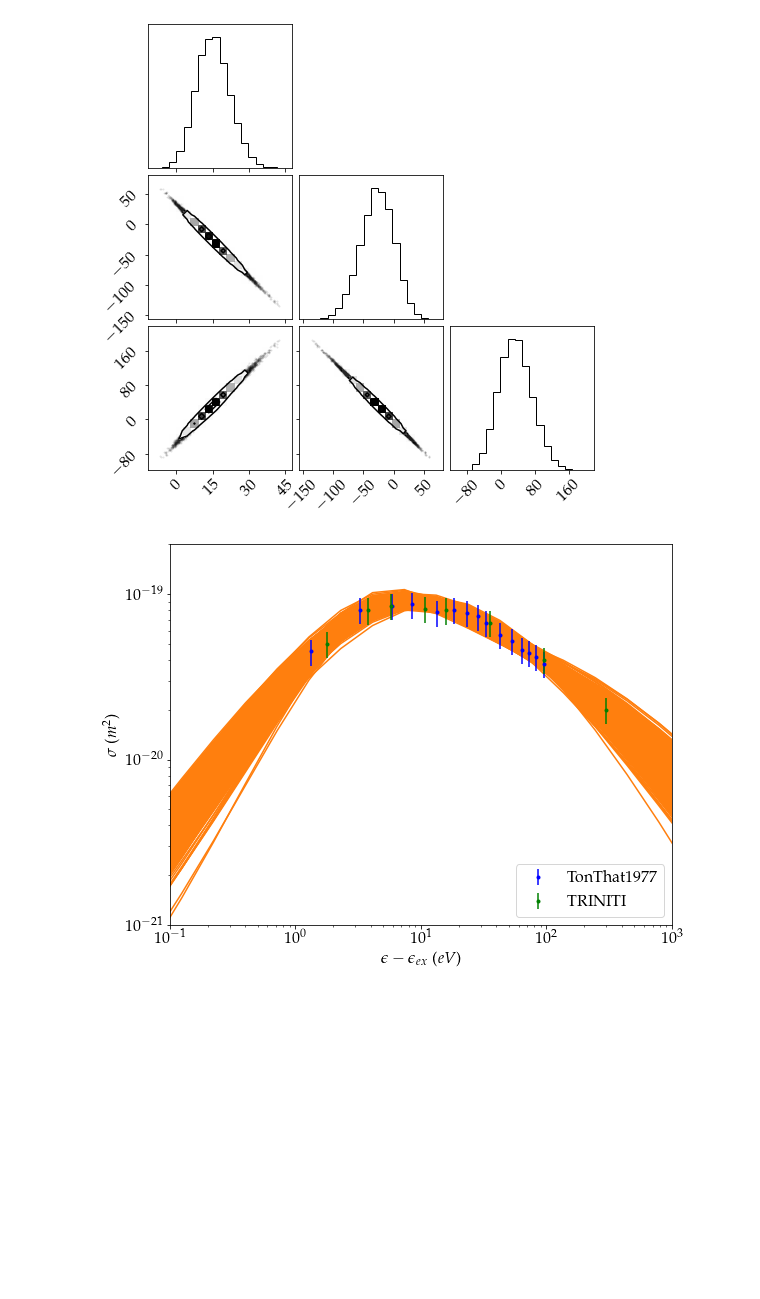
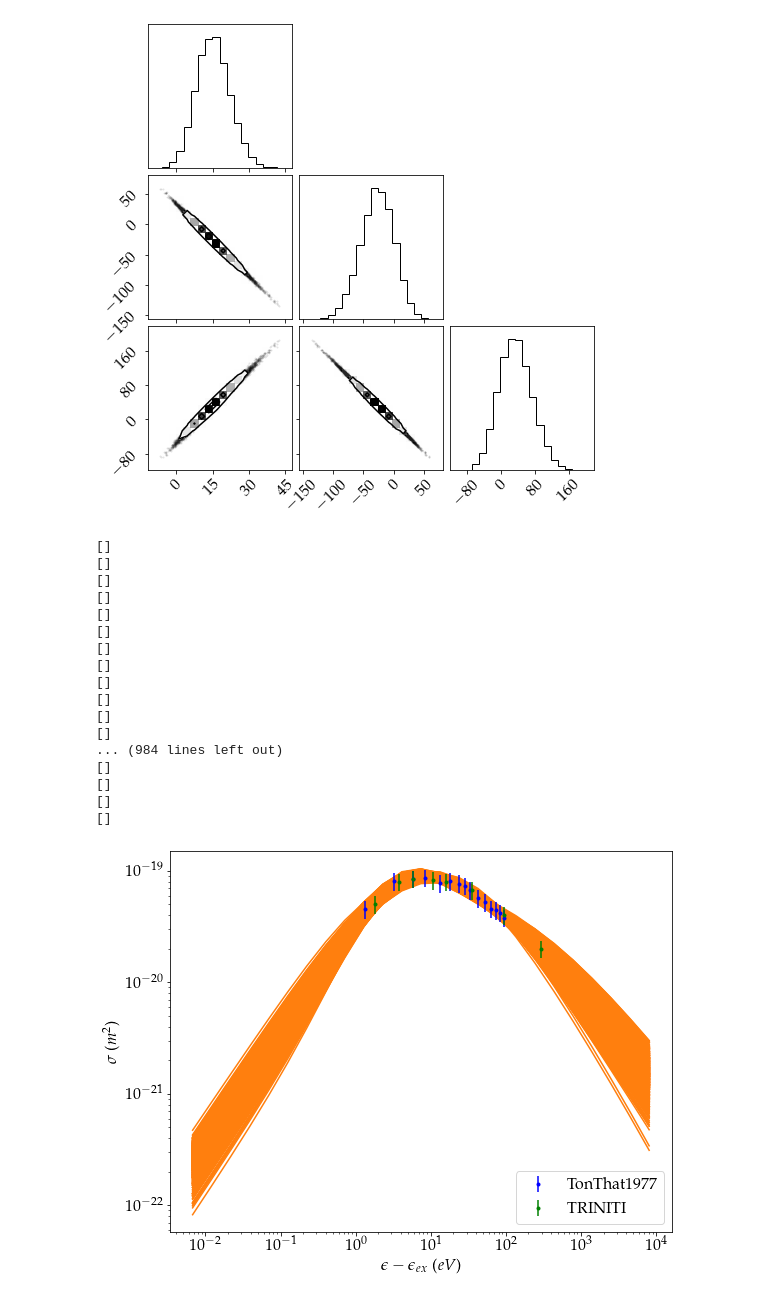
Before and after one commit to dreamer2368/uncertain-crs, a Jupyter notebook: bolsig/crs-exp-Bayes-gpr.ipynb, the cells around one changed output. Drawn from its saved outputs; the diff is of its cells as text; code cells hidden in the pictures; blank space fills up the shorter version.

```diff
--- a/bolsig/crs-exp-Bayes-gpr.ipynb
+++ b/bolsig/crs-exp-Bayes-gpr.ipynb
@@ -1683,7 +1694,7 @@ Nw = 25
 wtest = np.linspace(-5,9.,Nw)
 Etest = np.exp(wtest) + E_ext[level-1]
 
-inds = np.random.randint(len(flat_samples), size=1)
+inds = np.random.randint(len(flat_samples), size=100)
 for ind in inds:
     sample = flat_samples[ind]
     models = Excite_metastable(level,sample[:2],Etest)
@@ -1715,0 +1788,22 @@ plt.show()
+# %%
+flat_samples = sampler.get_chain(discard=2*int(max(tau)), thin=int(0.5*min(tau)), flat=True)
+# flat_samples = sampler.get_chain(discard=200, thin=50, flat=True)
+# flat_samples = sampler.get_chain(flat=True)
+# mask = flat_samples[:,0]>0.0
+# flat_samples = flat_samples[mask,:]
+print(flat_samples.shape)
+
+tmp = flat_samples
+tmp.tofile('../crs-Bayes-individual/All.1s3.dat')
+
+import corner
+
+plt.rcParams.update({
+    "text.usetex": True,
+    "font.family": "serif",
+    "font.serif": ["Palatino"],
+    "font.size": 16,
+})
+
+fig = corner.corner(flat_samples);
+# fig.savefig("./excitation.1s2.attempt2.corner.pdf", dpi=1200)
@@ -3008,38 +3167,58 @@ fig.savefig("./ionization.step-wise.corner.pdf", dpi=1200)
 (16704, 3)
 [figure]
 # %%
+from models import *
+
 flat_samples = np.fromfile('../crs-Bayes-gpr/without-swarm/crs.ionization.step-wise.dat')
 flat_samples = np.reshape(flat_samples, [int(len(flat_samples)/3), 3])
 
 Nw = 25
 wtest = np.linspace(-5,9.,Nw)
-Etest = np.exp(wtest) + deltaE
+Etest = np.exp(wtest) + E_step_ion[0]
 
 inds = np.random.randint(len(flat_samples), size=1000)
 for ind in inds:
     sample = flat_samples[ind]
-    models = total_Ion_BED(sample[:3],Etest,deltaE)
+    models = total_Ion_BED(sample[:3],Etest,E_step_ion[0])
+    print(models[(models<0.0)])
     mask = models > 1.0e-25
-    plt.plot(Etest[mask]-deltaE, models[mask], "C1", alpha=1)
+    plt.plot(Etest[mask] - E_step_ion[0], models[mask], "C1", alpha=1)
 
 for k, Wk in enumerate(W):
 #     if((k!=4)): continue
 #     if(k==3):
 #         plt.plot(Wk[:,0]-E_ext[level-1],Wk[:,1],'.',color=colors[k],label=targetrefs[k])
 #     else:
-    plt.errorbar(Wk[:,0]-deltaE,Wk[:,1],yerr=Wk[:,2],fmt='.',color=colors[k],label=targetrefs[k])
+    plt.errorbar(Wk[:,0] - E_step_ion[0],Wk[:,1],yerr=Wk[:,2],fmt='.',color=colors[k],label=targetrefs[k])
 #     plt.plot(Wk[:,0]-E_ext[level-1],Wk[:,1],'.',color=colors[k],label=targetrefs[k])
 # plt.loglog(np.sort(W[:,0])-E_ext[3],model0,'-k')
 plt.xscale('log')
 plt.yscale('log')
 plt.xlabel('$\epsilon-\epsilon_{ex}$ ($eV$)')
 plt.ylabel('$\sigma$ ($m^2$)')
-plt.ylim([1e-21, 2e-19])
-plt.xlim([1e-1, 1e3])
+# plt.ylim([1e-21, 2e-19])
+# plt.xlim([1e-1, 1e3])
 plt.legend(loc='lower right')
 fig = plt.gcf()
 fig.set_size_inches(9, 7)
 plt.show()
-fig.savefig("./ionization.step-wise.curve.pdf", dpi=1200)
+# fig.savefig("./ionization.step-wise.curve.pdf", dpi=1200)
 # %% [output]
+[]
+[]
+[]
+[]
+[]
+[]
+[]
+[]
+[]
+[]
+[]
+[]
+... (984 lines left out)
+[]
+[]
+[]
+[]
-[figure, old version]
+[figure, new version]
```
Also changed, not shown: parts of 9 cells of this notebook, 3 other files.
